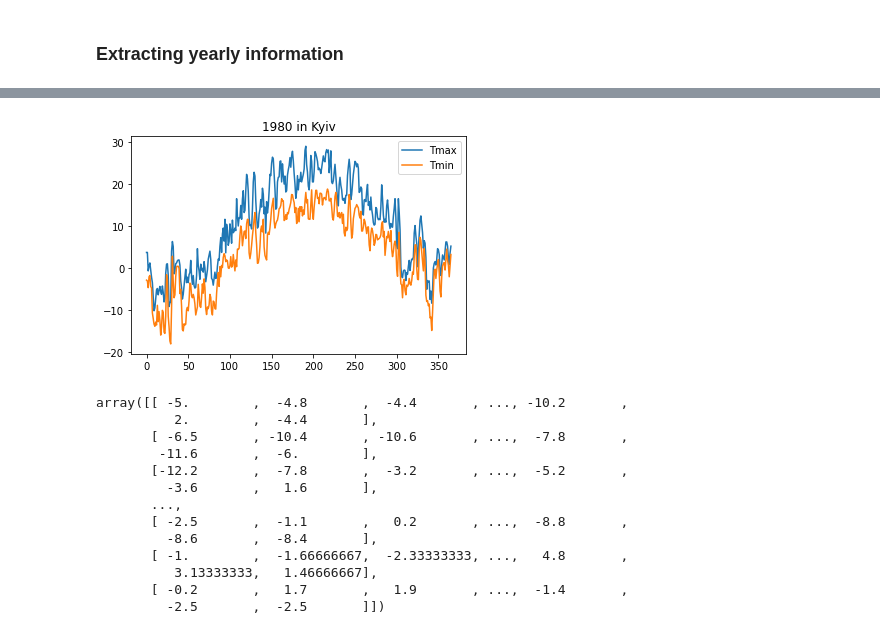
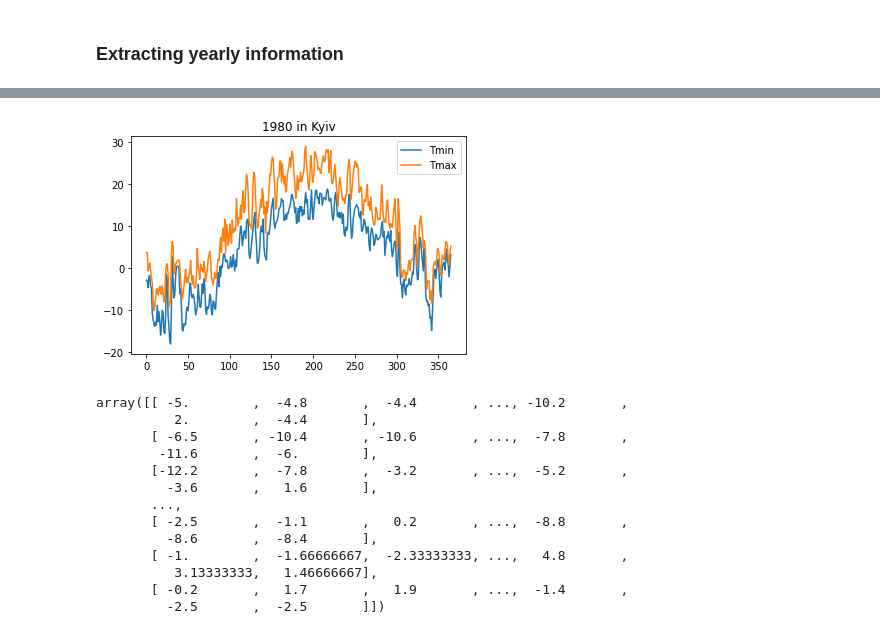
Before and after one commit to andr-nau/weather_history, a Jupyter notebook: weather_project.ipynb, the cells around one changed output, grey strips where cells are left out. Saved outputs shown, nothing was run; the diff lists cells and outputs as text; code cells hidden in the pictures.

```diff
--- a/weather_project.ipynb
+++ b/weather_project.ipynb
@@ -210,9 +240,10 @@ def chk_year(year):
 # %%
 miss_years = []
+print('year', 'TMAX', 'TMIN', 'TAVG')
 for year in range(1881,2020):
     tmaxrows,tminrows, tavgrows = chk_year(year)
 
-    if (tmaxrows!=tminrows) or (tmaxrows!=12):
+    if (tmaxrows!=tminrows) or (tmaxrows!=12) or (tminrows!=12):
         print(year,tmaxrows,tminrows, tavgrows)
         miss_years.append(year)
 # %% [output]
@@ -355,11 +411,11 @@ array([  3.7,   3.7,  -0.7,   0.5,   1.2,  -0.5,  -2.2,  -3.5,  -6.9,
 # %%
+pp.plot(tmin80)
 pp.plot(tmax80)
-pp.plot(tmin80)
 pp.title('1980 in Kyiv')
-pp.legend(['Tmax','Tmin'])
+pp.legend(['Tmin','Tmax'])
 pp.show()
 # %% [output]
-[figure, old version]
+[figure, new version]
 # %%
 kyiv_tmin_all = np.vstack([selectyear(kyiv_tmin_filled,year)[:365] for year in full_years])
 kyiv_tmax_all = np.vstack([selectyear(kyiv_tmax_filled,year)[:365] for year in full_years])
```
Also changed, not shown: parts of 52 cells of this notebook.
